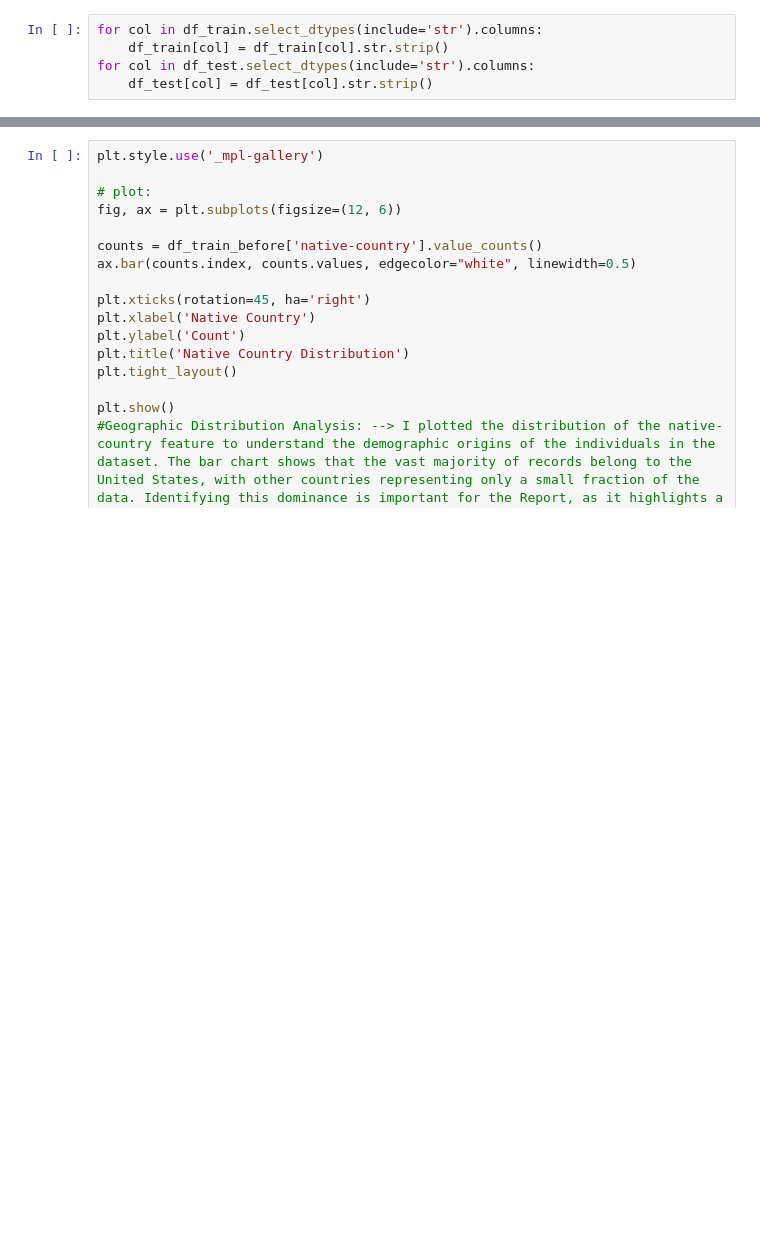
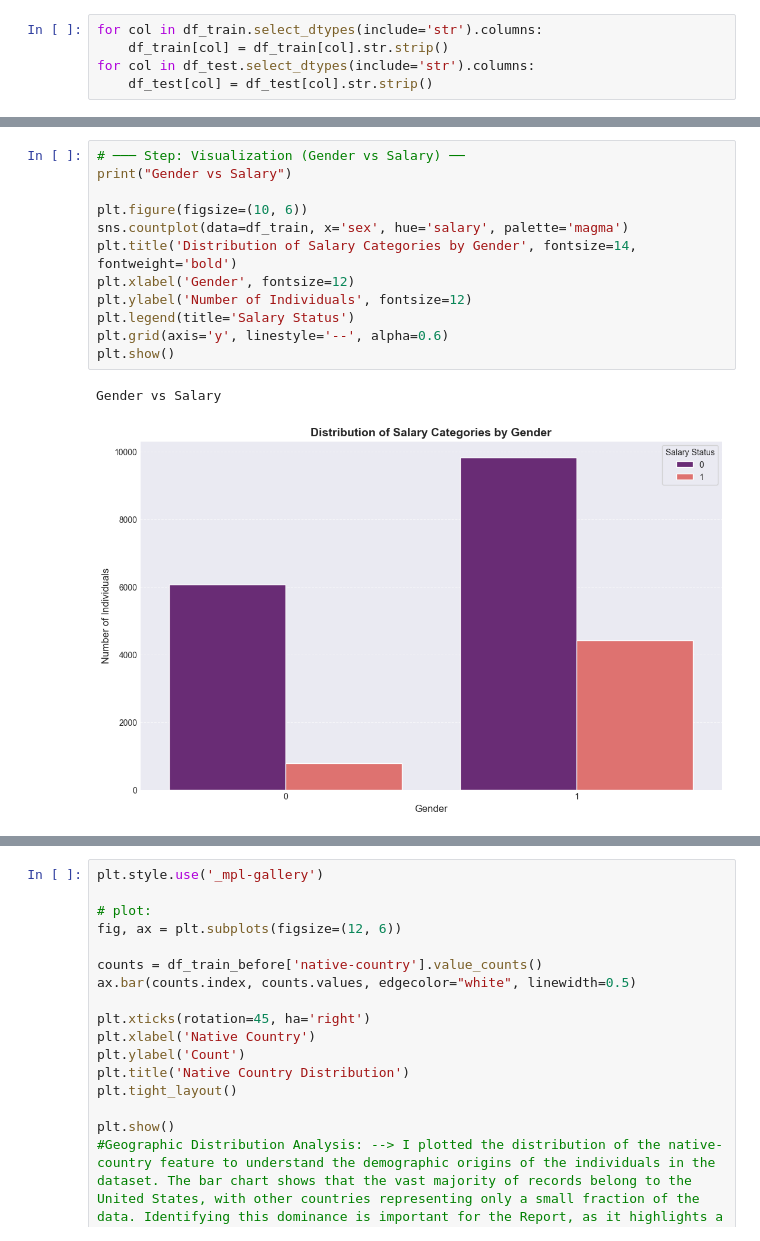
Before and after one commit to AhmedWaelRocket/CodeFather, a Jupyter notebook: CodeFatherrrrrrrrrrr.ipynb, the cells around one changed output, grey strips where cells are left out. Drawn from its saved outputs; the diff is of its cells as text; blank space fills up the shorter version.

```diff
--- a/CodeFatherrrrrrrrrrr.ipynb
+++ b/CodeFatherrrrrrrrrrr.ipynb
@@ -80,3 +84,18 @@ plt.show()
+# %%
+# ─── Step: Visualization (Gender vs Salary) ──
+print("Gender vs Salary")
+
+plt.figure(figsize=(10, 6))
+sns.countplot(data=df_train, x='sex', hue='salary', palette='magma')
+plt.title('Distribution of Salary Categories by Gender', fontsize=14, fontweight='bold')
+plt.xlabel('Gender', fontsize=12)
+plt.ylabel('Number of Individuals', fontsize=12)
+plt.legend(title='Salary Status')
+plt.grid(axis='y', linestyle='--', alpha=0.6)
+plt.show()
+# %% [output]
+Gender vs Salary
+[figure, added]
 # %%
 plt.style.use('_mpl-gallery')
 
```
Also changed, not shown: parts of 13 cells of this notebook.
